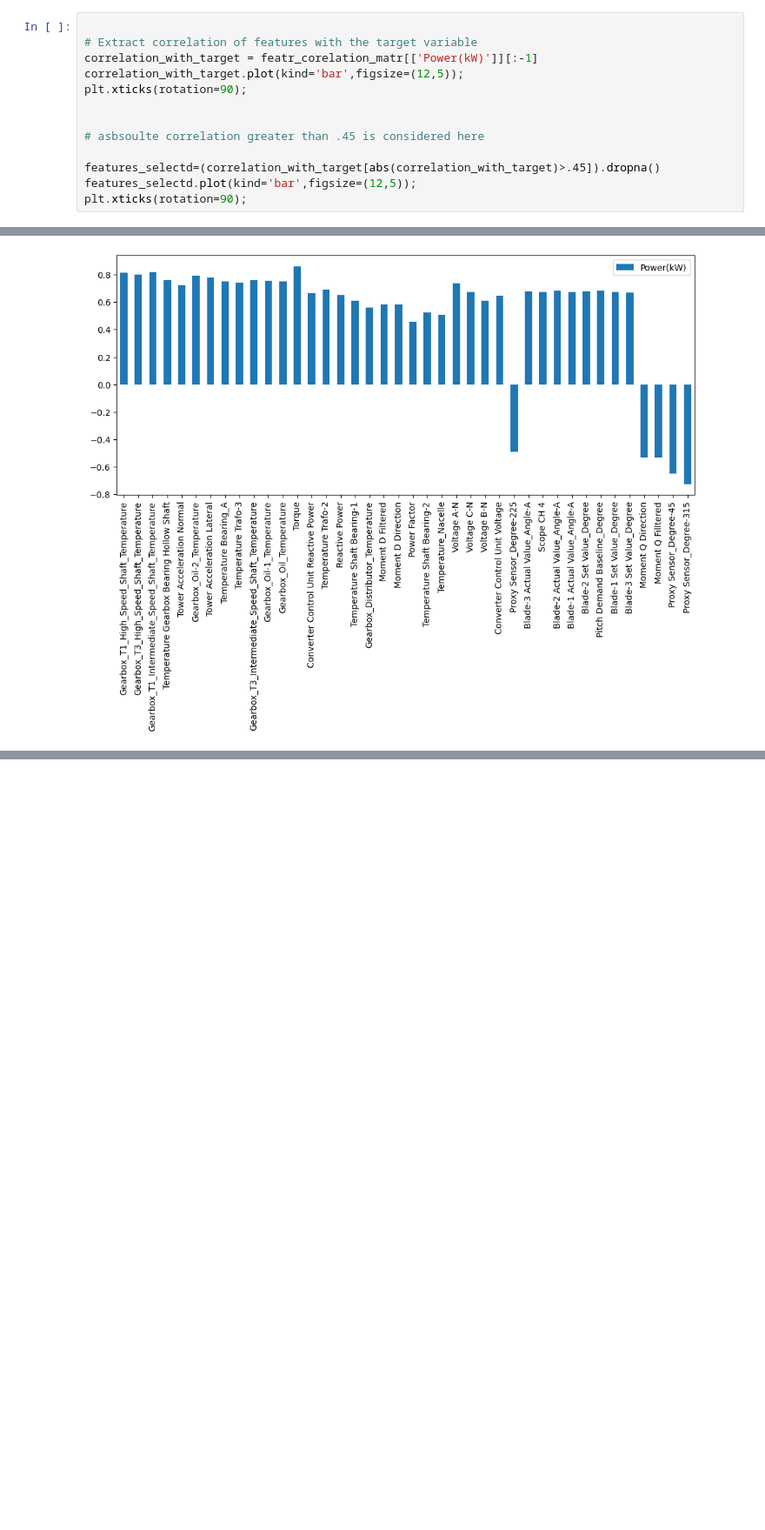
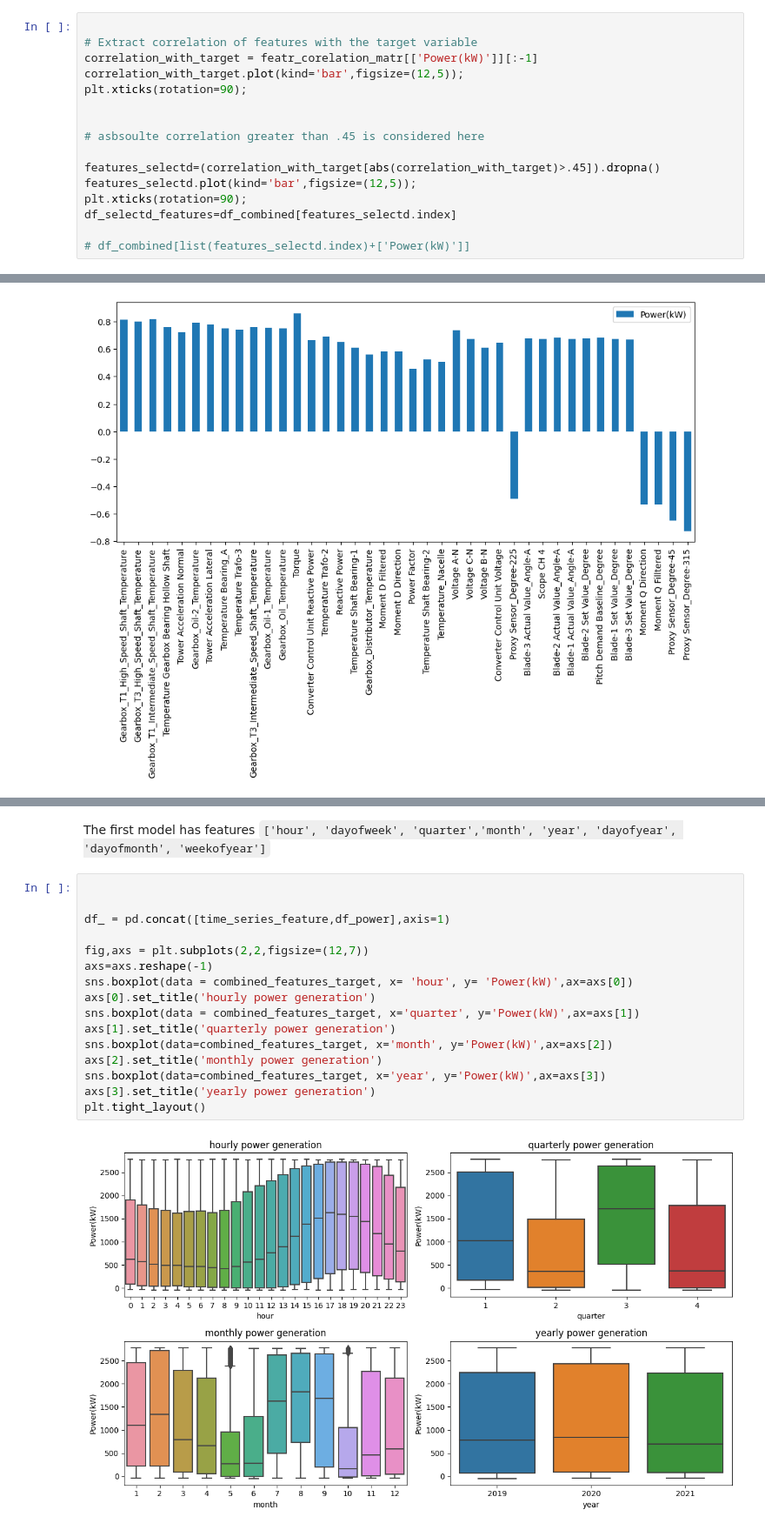
Before and after one commit to arunrajks/time_series_analysis, a Jupyter notebook: wind-turbine-power-forecast.ipynb, the cells around one changed output, grey strips where cells are left out. Shown at 87% size. Drawn from its saved outputs; the diff is of its cells as text; blank space fills up the shorter version.

```diff
--- a/wind-turbine-power-forecast.ipynb
+++ b/wind-turbine-power-forecast.ipynb
@@ -236,6 +236,9 @@ plt.xticks(rotation=90);
 features_selectd=(correlation_with_target[abs(correlation_with_target)>.45]).dropna()
 features_selectd.plot(kind='bar',figsize=(12,5));
 plt.xticks(rotation=90);
+df_selectd_features=df_combined[features_selectd.index]
+
+# df_combined[list(features_selectd.index)+['Power(kW)']]
 # %% [output]
 [figure]
 [figure]
@@ -243,0 +316,20 @@ plt.xticks(rotation=90);
+# %% [markdown]
+The first model has features `['hour', 'dayofweek', 'quarter','month', 'year', 'dayofyear', 'dayofmonth', 'weekofyear']`
+# %%
+
+
+df_ = pd.concat([time_series_feature,df_power],axis=1)
+
+fig,axs = plt.subplots(2,2,figsize=(12,7))
+axs=axs.reshape(-1)
+sns.boxplot(data = combined_features_target, x= 'hour', y= 'Power(kW)',ax=axs[0])
+axs[0].set_title('hourly power generation')
+sns.boxplot(data = combined_features_target, x='quarter', y='Power(kW)',ax=axs[1])
+axs[1].set_title('quarterly power generation')
+sns.boxplot(data=combined_features_target, x='month', y='Power(kW)',ax=axs[2])
+axs[2].set_title('monthly power generation')
+sns.boxplot(data=combined_features_target, x='year', y='Power(kW)',ax=axs[3])
+axs[3].set_title('yearly power generation')
+plt.tight_layout()
+# %% [output]
+[figure, added]
```
Also changed, not shown: parts of 20 cells of this notebook.
